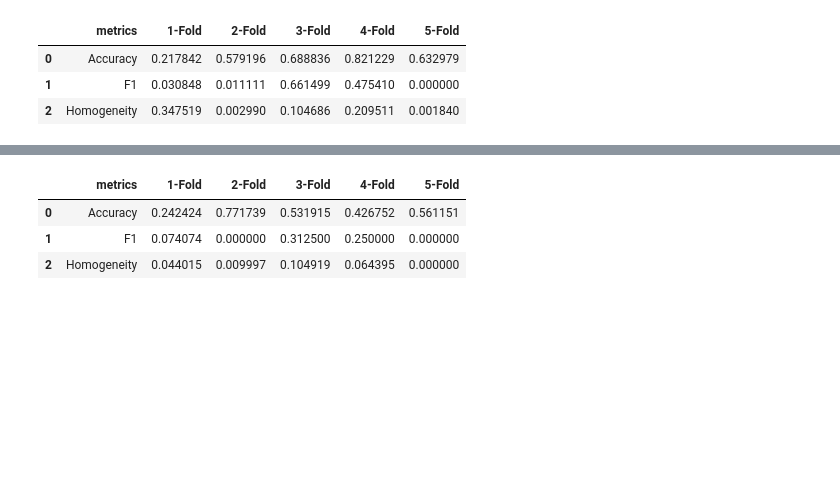
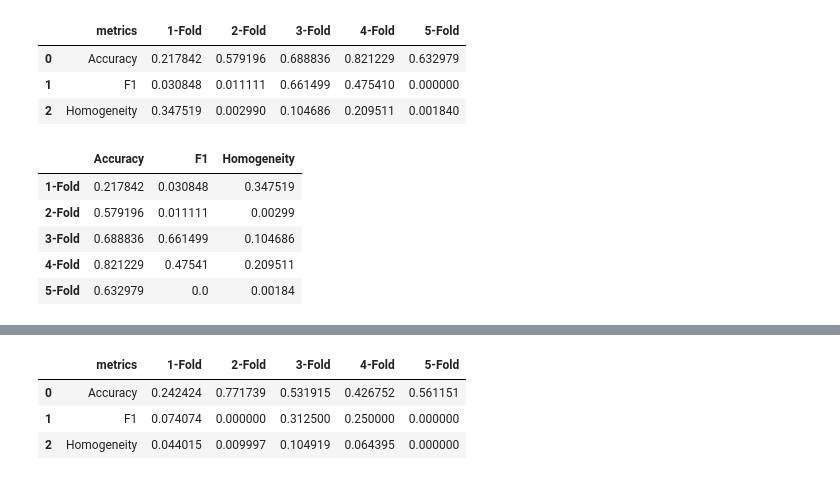
Before and after one commit to MLRG-CEFET-RJ/brca-scrna-seq, a Jupyter notebook: geo/sklearn.ipynb, the cells around one changed output, grey strips where cells are left out. Saved outputs shown, nothing was run; the diff lists cells and outputs as text; code cells hidden in the pictures; blank space fills up the shorter version.

```diff
--- a/geo/sklearn.ipynb
+++ b/geo/sklearn.ipynb
@@ -281,3 +348,15 @@ train_results
 | 0 | Accuracy | 0.217842 | 0.579196 | 0.688836 | 0.821229 | 0.632979 |
 | 1 | F1 | 0.030848 | 0.011111 | 0.661499 | 0.475410 | 0.000000 |
 | 2 | Homogeneity | 0.347519 | 0.002990 | 0.104686 | 0.209511 | 0.001840 |
+# %%
+temp_train = train_results.T
+temp_train.columns = train_results['metrics'].values
+temp_train = temp_train.iloc[1:, :]
+temp_train
+# %% [output]
+|  | Accuracy | F1 | Homogeneity |
+| 1-Fold | 0.217842 | 0.030848 | 0.347519 |
+| 2-Fold | 0.579196 | 0.011111 | 0.00299 |
+| 3-Fold | 0.688836 | 0.661499 | 0.104686 |
+| 4-Fold | 0.821229 | 0.47541 | 0.209511 |
+| 5-Fold | 0.632979 | 0.0 | 0.00184 |
```
Also changed, not shown: parts of 15 cells of this notebook.
